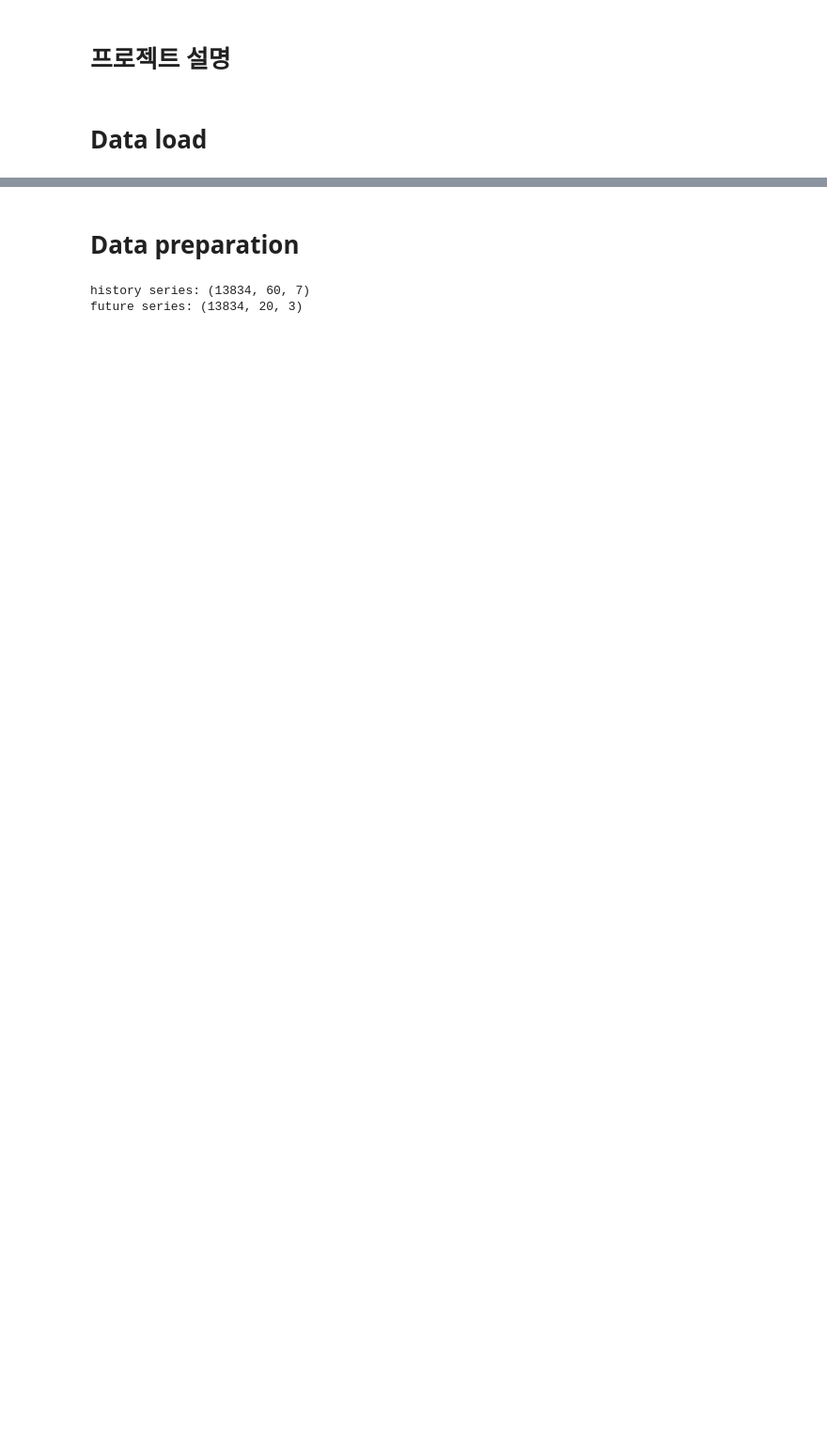
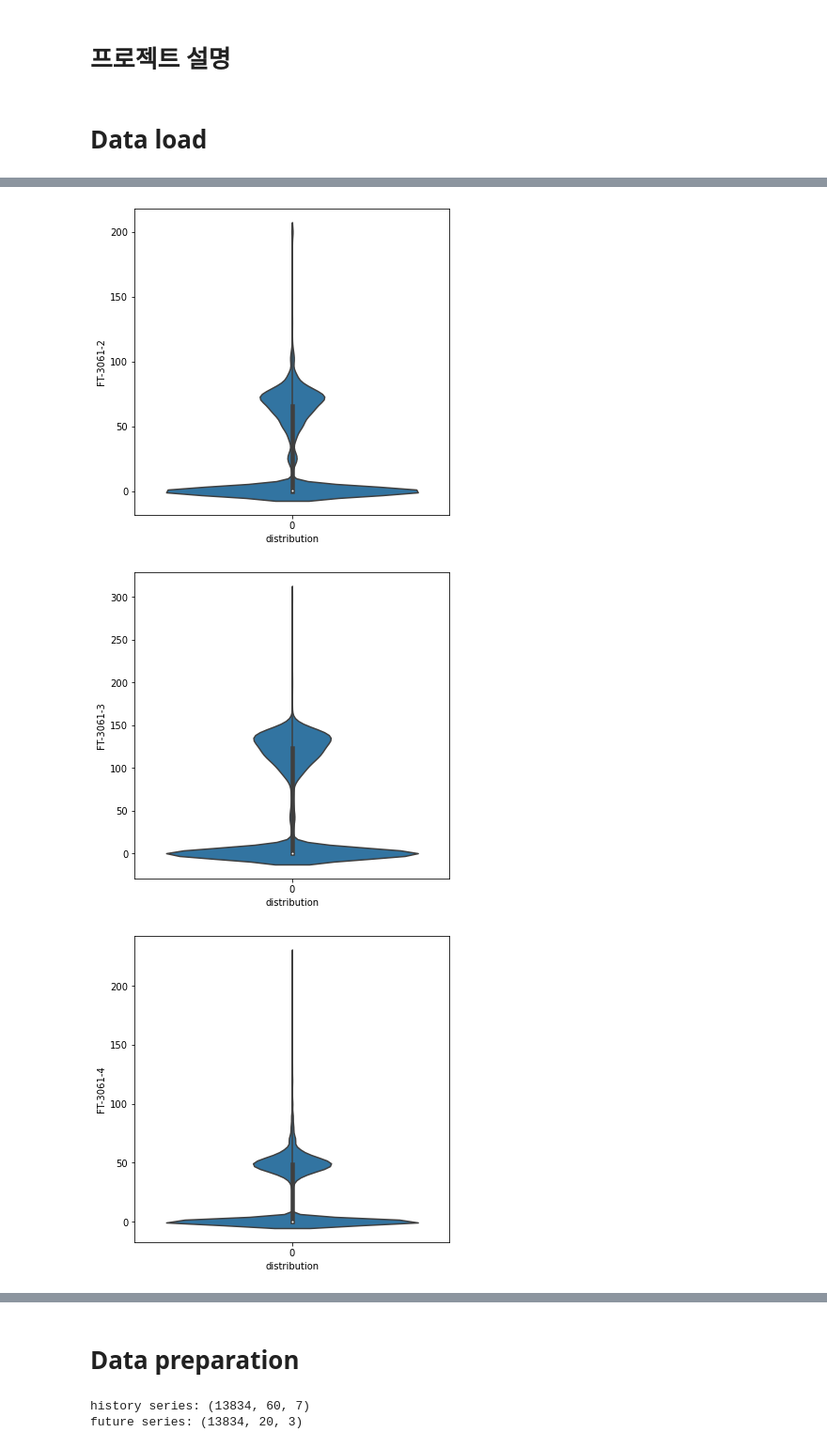
Before and after one commit to pseokyoung/22_Dual_Attention, a Jupyter notebook: main.ipynb, the cells around one changed output, grey strips where cells are left out. Shown: that part at 94% size. Cells and saved outputs as stored; diff of their text form; code cells hidden in the pictures; blank space fills up the shorter version.

```diff
--- a/main.ipynb
+++ b/main.ipynb
@@ -44,3 +44,8 @@ None
 | 50% | 11.000000 | 15.000000 | 11.000000 | 29.000000 | 0.800000 | 17.600000 | 25.000000 | -0.013000 | 0.000000 | 40.600000 | ... |
 | 75% | 12.000000 | 24.000000 | 17.000000 | 44.000000 | 65.700000 | 52.600000 | 42.100000 | -0.001000 | 48.600000 | 45.800000 | ... |
 | max | 12.000000 | 31.000000 | 23.000000 | 59.000000 | 200.000000 | 57.200000 | 108.800000 | 0.214000 | 225.400000 | 113.500000 | ... |
+# %%
+# Define variables
+input_var   = ["FT-3061-2", "FT-3061-3", "FT-3061-4", "FT-3062-1"]
+output_var  = ["TT-3061-3", "TT-3061-4", "LT-3061-2"]
+process_var = input_var + output_var
@@ -48,0 +69,8 @@ None
+# %%
+plot_var = process_var
+
+graph.violin(raw_data, plot_var)
+# %% [output]
+[figure, added]
+[figure, added]
+[figure, added]
```
Also changed, not shown: parts of 7 cells of this notebook.
